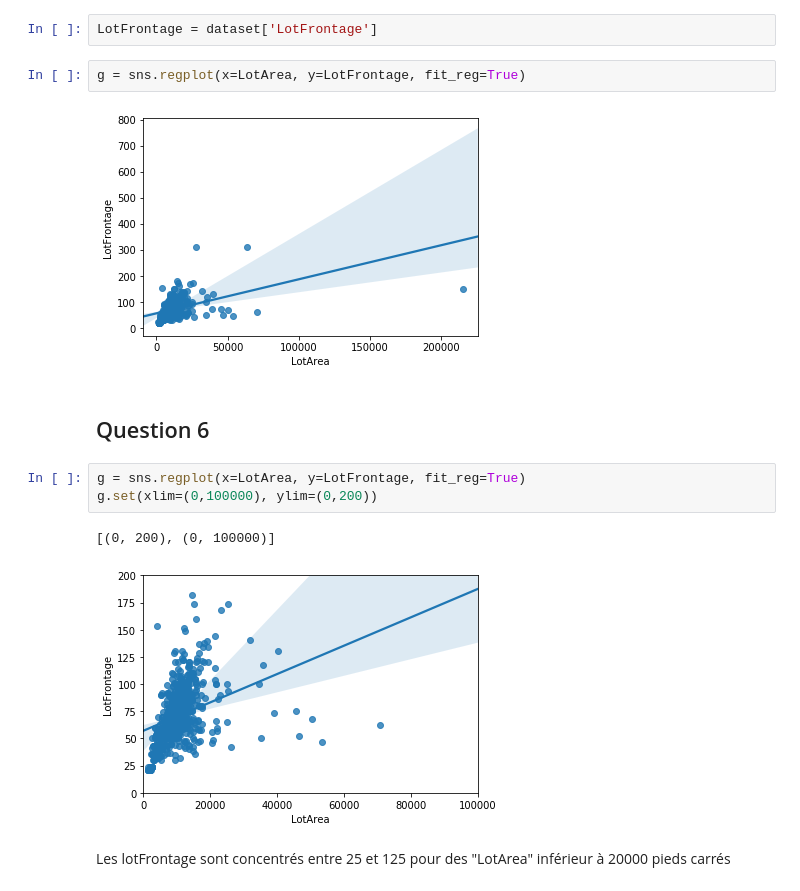
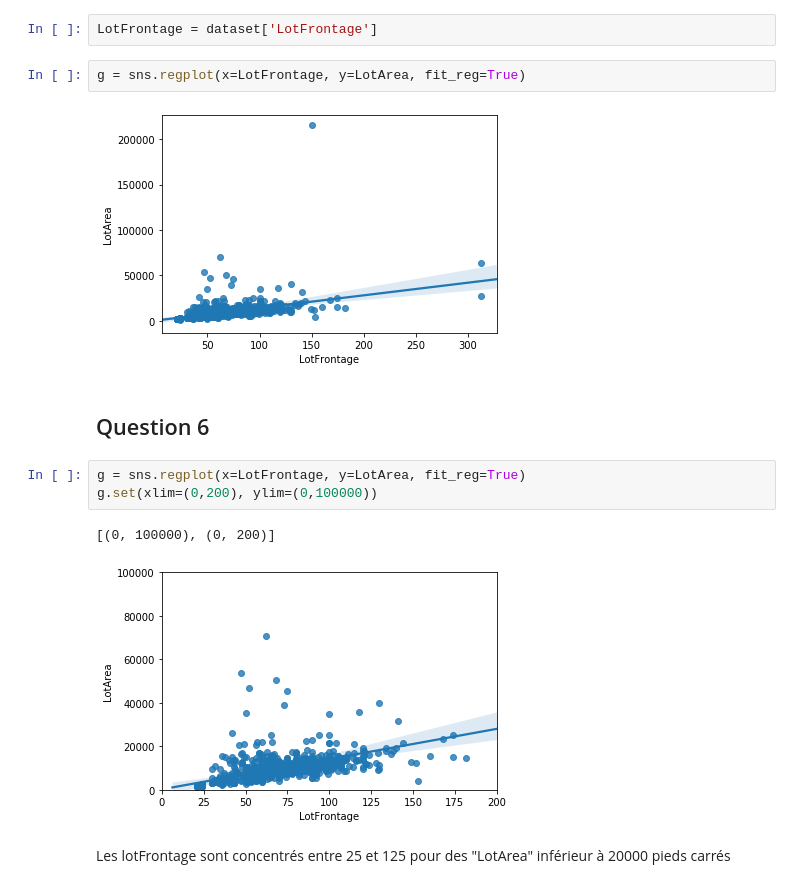
Before and after one commit to Dakistos/python-test, a Jupyter notebook: Dataviz.ipynb, the cells around one changed output. Cells and saved outputs as stored; diff of their text form.

```diff
--- a/Dataviz.ipynb
+++ b/Dataviz.ipynb
@@ -100,17 +111,17 @@ Les prix sont extremement concentrés entre 100 000 et 250 000 pour des "LotArea
 # %%
 LotFrontage = dataset['LotFrontage']
 # %%
-g = sns.regplot(x=LotArea, y=LotFrontage, fit_reg=True)
+g = sns.regplot(x=LotFrontage, y=LotArea, fit_reg=True)
 # %% [output]
-[figure, old version]
+[figure, new version]
 # %% [markdown]
 ## Question 6
 # %%
-g = sns.regplot(x=LotArea, y=LotFrontage, fit_reg=True)
-g.set(xlim=(0,100000), ylim=(0,200))
+g = sns.regplot(x=LotFrontage, y=LotArea, fit_reg=True)
+g.set(xlim=(0,200), ylim=(0,100000))
 # %% [output]
-[(0, 200), (0, 100000)]
+[(0, 100000), (0, 200)]
-[figure, old version]
+[figure, new version]
 # %% [markdown]
 Les lotFrontage sont concentrés entre 25 et 125 pour des "LotArea" inférieur à 20000 pieds carrés
 # %% [markdown]
```
Also changed, not shown: parts of 21 cells of this notebook, 3 other files.
